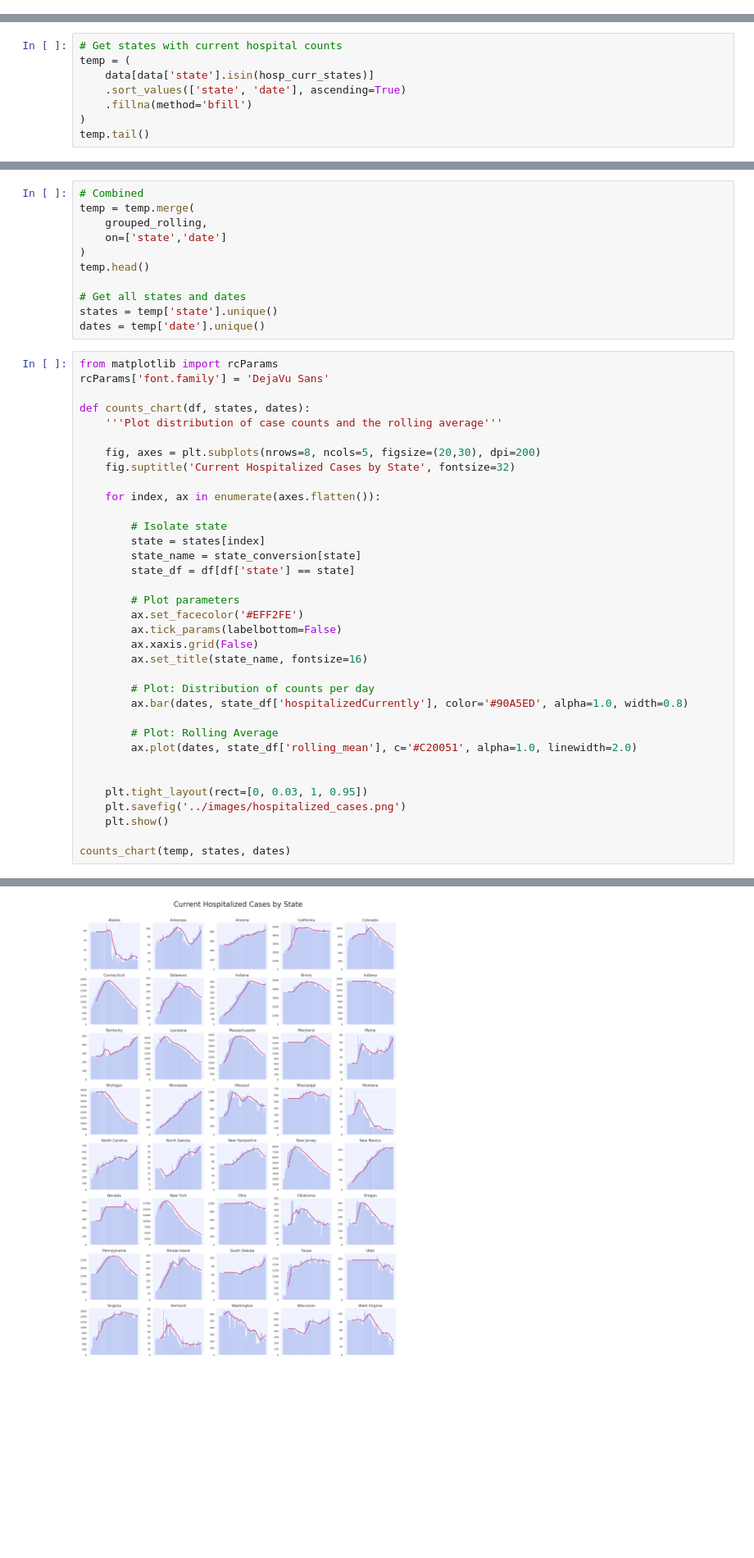
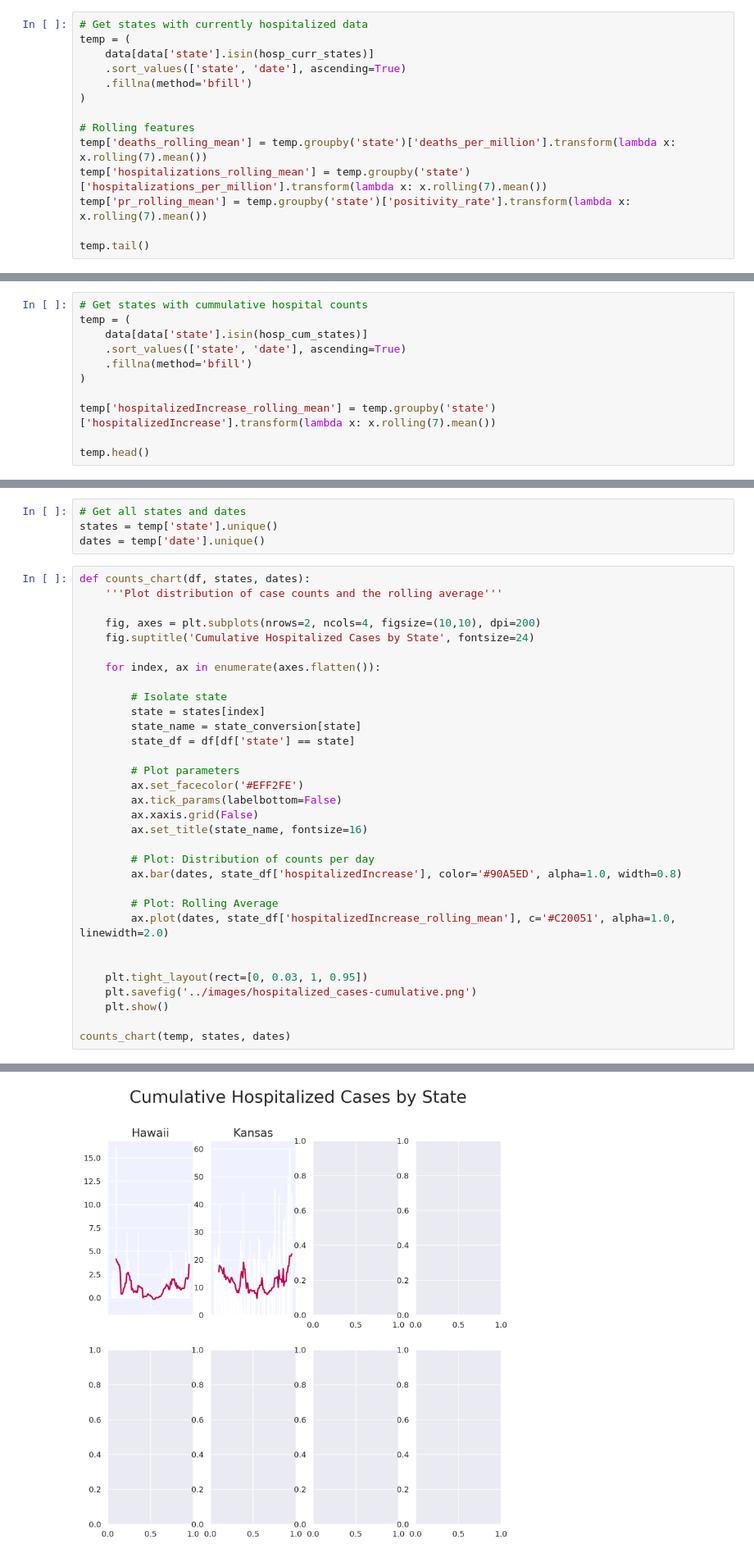
Before and after one commit to jdemeo/SARS-CoV-2, a Jupyter notebook: notebooks/hospitalization_numbers.ipynb, the cells around one changed output, grey strips where cells are left out. Shown at 82% size. Saved outputs shown, nothing was run; the diff lists cells and outputs as text; blank space fills up the shorter version.

Commit message:
Update graphics and read data from url

```diff
--- a/notebooks/hospitalization_numbers.ipynb
+++ b/notebooks/hospitalization_numbers.ipynb
@@ -72,0 +78,14 @@ hosp_cum_states = ['AL', 'FL', 'GA', 'HI', 'ID', 'KS', 'NE', 'SC', 'TN']
+# %%
+# Get states with currently hospitalized data
+temp = (
+    data[data['state'].isin(hosp_curr_states)]
+    .sort_values(['state', 'date'], ascending=True)
+    .fillna(method='bfill')
+)
+
+# Rolling features
+temp['deaths_rolling_mean'] = temp.groupby('state')['deaths_per_million'].transform(lambda x: x.rolling(7).mean())
+temp['hospitalizations_rolling_mean'] = temp.groupby('state')['hospitalizations_per_million'].transform(lambda x: x.rolling(7).mean())
+temp['pr_rolling_mean'] = temp.groupby('state')['positivity_rate'].transform(lambda x: x.rolling(7).mean())
+
+temp.tail()
@@ -73,9 +197,12 @@ hosp_cum_states = ['AL', 'FL', 'GA', 'HI', 'ID', 'KS', 'NE', 'SC', 'TN']
 # %%
-# Get states with current hospital counts
+# Get states with cummulative hospital counts
 temp = (
-    data[data['state'].isin(hosp_curr_states)]
+    data[data['state'].isin(hosp_cum_states)]
     .sort_values(['state', 'date'], ascending=True)
     .fillna(method='bfill')
 )
-temp.tail()
+
+temp['hospitalizedIncrease_rolling_mean'] = temp.groupby('state')['hospitalizedIncrease'].transform(lambda x: x.rolling(7).mean())
+
+temp.head()
 # %% [output]
@@ -107,23 +215,13 @@ grouped_rolling.tail()
 # %%
-# Combined
-temp = temp.merge(
-    grouped_rolling,
-    on=['state','date']
-)
-temp.head()
-
 # Get all states and dates
 states = temp['state'].unique()
 dates = temp['date'].unique()
 # %%
-from matplotlib import rcParams
-rcParams['font.family'] = 'DejaVu Sans'
-
 def counts_chart(df, states, dates):
     '''Plot distribution of case counts and the rolling average'''
 
-    fig, axes = plt.subplots(nrows=8, ncols=5, figsize=(20,30), dpi=200)
-    fig.suptitle('Current Hospitalized Cases by State', fontsize=32)
+    fig, axes = plt.subplots(nrows=2, ncols=4, figsize=(10,10), dpi=200)
+    fig.suptitle('Cumulative Hospitalized Cases by State', fontsize=24)
 
     for index, ax in enumerate(axes.flatten()):
 
@@ -139,14 +237,14 @@ def counts_chart(df, states, dates):
         ax.set_title(state_name, fontsize=16)
 
         # Plot: Distribution of counts per day
-        ax.bar(dates, state_df['hospitalizedCurrently'], color='#90A5ED', alpha=1.0, width=0.8)
+        ax.bar(dates, state_df['hospitalizedIncrease'], color='#90A5ED', alpha=1.0, width=0.8)
 
         # Plot: Rolling Average
-        ax.plot(dates, state_df['rolling_mean'], c='#C20051', alpha=1.0, linewidth=2.0)
+        ax.plot(dates, state_df['hospitalizedIncrease_rolling_mean'], c='#C20051', alpha=1.0, linewidth=2.0)
 
 
     plt.tight_layout(rect=[0, 0.03, 1, 0.95])
-    plt.savefig('../images/hospitalized_cases.png')
+    plt.savefig('../images/hospitalized_cases-cumulative.png')
     plt.show()
 
 counts_chart(temp, states, dates)
@@ -154 +253 @@ counts_chart(temp, states, dates)
-[figure, old version]
+[figure, new version]
```
Also changed, not shown: parts of 19 cells of this notebook.
